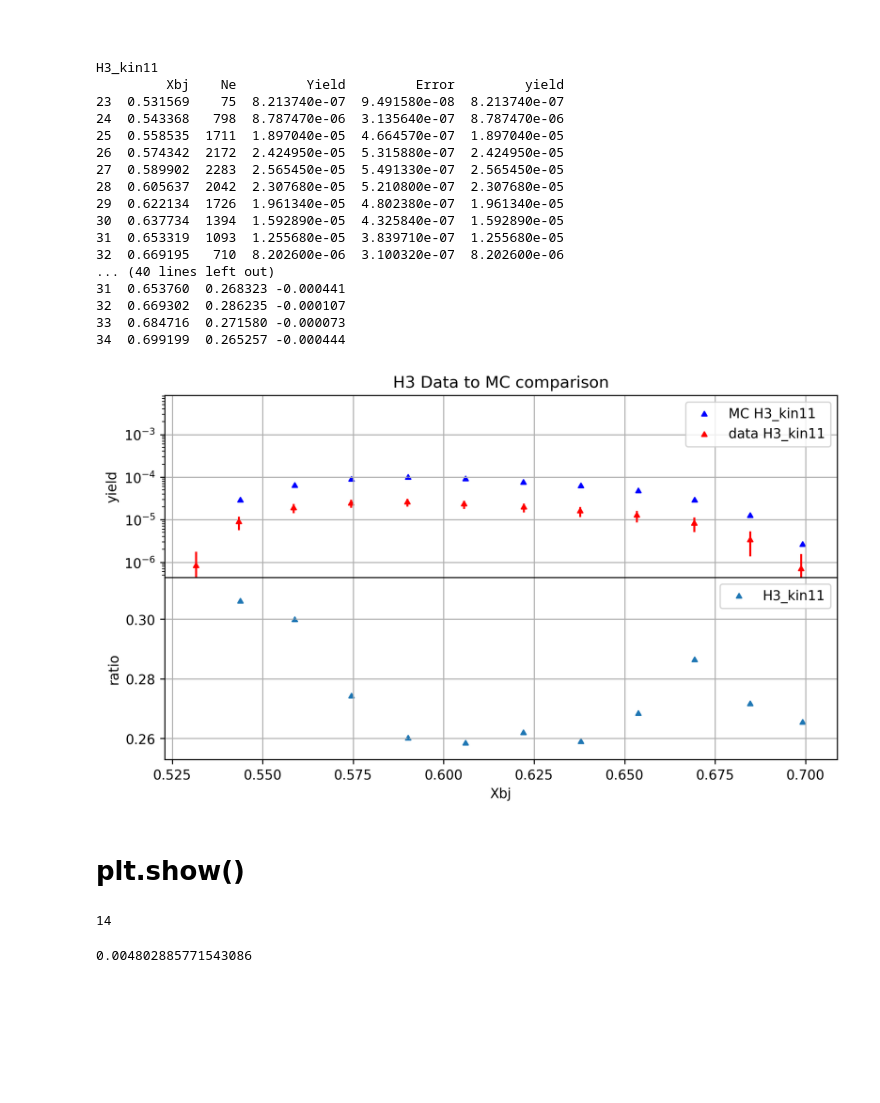
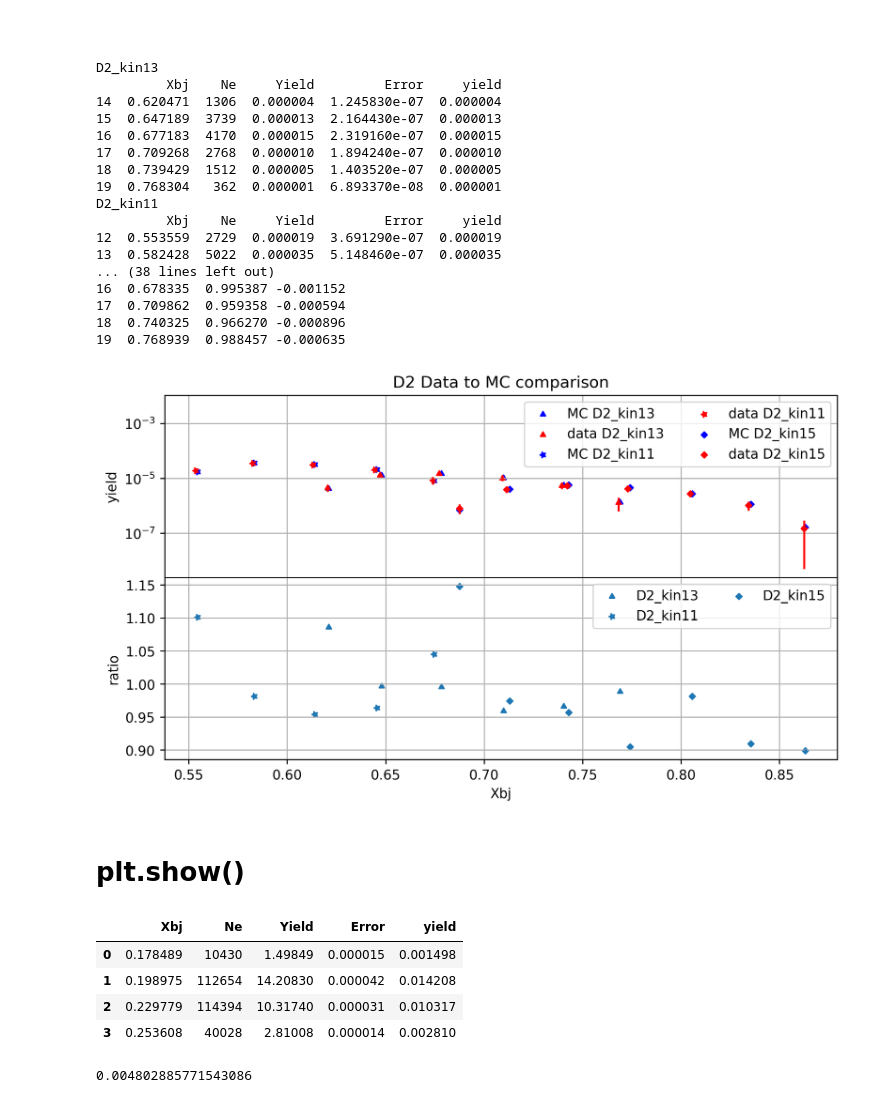
Before and after one commit to jbane11/Tri_offline, a Jupyter notebook: MC_comparison/kintgt.ipynb, the cells around one changed output. Saved outputs shown, nothing was run; the diff lists cells and outputs as text; code cells hidden in the pictures; blank space fills up the shorter version.

```diff
--- a/MC_comparison/kintgt.ipynb
+++ b/MC_comparison/kintgt.ipynb
@@ -2,6 +2,8 @@
 ###
 # %%
 # %load full_phys.py
+from IPython.core.display import display, HTML
+display(HTML("<style>.container { width:100% !important; }</style>"))
 import math
 import pandas as pd
 import matplotlib.pyplot as plt
@@ -16,8 +18,8 @@ else :
     xaxis="theta"
 
 
-tgt="H3"
-kinnum=11
+tgt="D2"
+kinnum=13
 
 #runs=[1207,1233,1279,2570,1344,2632]
 #if len(sys.argv) >1:
@@ -34,14 +36,20 @@ kinnum=11
 #            break
 #        runs.append(run)
 #print( "Will look at runs ", runs)
-mcfile='/home/jbane/tritium/Tri_offline/MC_comparison/yield_output/{}/'.format(xaxis)
-datafile='/home/jbane/tritium/Tri_offline/yield/yield_output/{}/'.format(xaxis)
+bins=25
+mcfile='/home/jbane/tritium/Tri_offline/MC_comparison/yield_output/{}bins/{}/'.format(bins,xaxis)
+datafile='/home/jbane/tritium/Tri_offline/yield/yield_output/{}bins/{}/'.format(bins,xaxis)
 kins={}
 kin={}
 
 #kins=glob.glob('{}{}*.dat'.format(mcfile,tgt))
 
-kins[0]='/home/jbane/tritium/Tri_offline/MC_comparison/yield_output/{}/{}_kin{}.dat'.format(xaxis,tgt,kinnum)
+kins[0]='/home/jbane/tritium/Tri_offline/MC_comparison/yield_output/{}bins/{}/{}_kin{}.dat'.format(bins,xaxis,tgt,kinnum)
+kins[1]='/home/jbane/tritium/Tri_offline/MC_comparison/yield_output/{}bins/{}/{}_kin{}.dat'.format(bins,xaxis,tgt,kinnum-2)
+kins[2]='/home/jbane/tritium/Tri_offline/MC_comparison/yield_output/{}bins/{}/{}_kin{}.dat'.format(bins,xaxis,tgt,kinnum+2)
+#kins[1]='/home/jbane/tritium/Tri_offline/MC_comparison/yield_output/{}bins/{}/{}_kin{}.dat'.format(bins,xaxis,tgt,kinnum+6)
+
+
 
 mcDF={}
 dataDF={}
@@ -143,59 +151,63 @@ for j in range(len(mcDF)):
         k = 0
     if(len(dataDFs[j])) == 0:
         continue
     #if j == 110:
      #   ax = mcDFs[j].plot(x='theta',y='yield',yerr=':error',kind='scatter', marker=markers[j], color='blue', label='MC run{}'.format(runs[j]))
     #else :
     mcDFs[j].plot(ax=ax,x='{}'.format(Xaxis),y='yield',yerr='Error',kind='scatter',marker=markers[j], color='blue', label='MC {}'.format(kin[j]))
 
     dataDFs[j].plot(ax=ax,x='{}'.format(Xaxis),y='yield', yerr='Stat_err',kind='scatter', marker=markers2[j], color='red', label='data {}'.format(kin[j]))
 
     #dataDFs[j].plot(ax=ax,x='theta',y='yield',yerr='Stat_err' ,marker=[1,0,0],kind='scatter', color='green' )
 
     ratios[j].plot(ax=bx,x='{}'.format(Xaxis) ,y='ratio', xerr='offset', kind='scatter', label='{}'.format(kin[j]),marker=markers2[j] )
     k=k+1
     print(j , kin[j])
 ax.set_yscale("log")
 ax.grid(True)
 bx.grid(True)
-#ax.legend(ncol=2)
-#bx.legend(ncol=2)
+ax.legend(ncol=2)
+bx.legend(ncol=2)
 
 fig.subplots_adjust(hspace=0)
 print("Data")
 print(dataDFs[0])
 print("MC")
 print(mcDFs[0])
 print("Ratio")
 print(ratios[0][['{}'.format(Xaxis),'ratio','offset']])
 
 
 fig.savefig('images/{}_kin{}.png'.format(tgt,kinnum))
 # %% [output]
-H3_kin11
-         Xbj    Ne         Yield         Error         yield
-23  0.531569    75  8.213740e-07  9.491580e-08  8.213740e-07
-24  0.543368   798  8.787470e-06  3.135640e-07  8.787470e-06
-25  0.558535  1711  1.897040e-05  4.664570e-07  1.897040e-05
-26  0.574342  2172  2.424950e-05  5.315880e-07  2.424950e-05
-27  0.589902  2283  2.565450e-05  5.491330e-07  2.565450e-05
-28  0.605637  2042  2.307680e-05  5.210800e-07  2.307680e-05
-29  0.622134  1726  1.961340e-05  4.802380e-07  1.961340e-05
-30  0.637734  1394  1.592890e-05  4.325840e-07  1.592890e-05
-31  0.653319  1093  1.255680e-05  3.839710e-07  1.255680e-05
-32  0.669195   710  8.202600e-06  3.100320e-07  8.202600e-06
-... (40 lines left out)
-31  0.653760  0.268323 -0.000441
-32  0.669302  0.286235 -0.000107
-33  0.684716  0.271580 -0.000073
-34  0.699199  0.265257 -0.000444
+D2_kin13
+         Xbj    Ne     Yield         Error     yield
+14  0.620471  1306  0.000004  1.245830e-07  0.000004
+15  0.647189  3739  0.000013  2.164430e-07  0.000013
+16  0.677183  4170  0.000015  2.319160e-07  0.000015
+17  0.709268  2768  0.000010  1.894240e-07  0.000010
+18  0.739429  1512  0.000005  1.403520e-07  0.000005
+19  0.768304   362  0.000001  6.893370e-08  0.000001
+D2_kin11
+         Xbj    Ne     Yield         Error     yield
+12  0.553559  2729  0.000019  3.691290e-07  0.000019
+13  0.582428  5022  0.000035  5.148460e-07  0.000035
+... (38 lines left out)
+16  0.678335  0.995387 -0.001152
+17  0.709862  0.959358 -0.000594
+18  0.740325  0.966270 -0.000896
+19  0.768939  0.988457 -0.000635
-[figure, old version]
+[figure, new version]
 # %% [markdown]
 # plt.show()
-# %%
-len(dataDFs[0].index)
-# %% [output]
-14
+# %%
+mcDFs[0]
+# %% [output]
+|  | Xbj | Ne | Yield | Error | yield |
+| 0 | 0.178489 | 10430 | 1.49849 | 0.000015 | 0.001498 |
+| 1 | 0.198975 | 112654 | 14.20830 | 0.000042 | 0.014208 |
+| 2 | 0.229779 | 114394 | 10.31740 | 0.000031 | 0.010317 |
+| 3 | 0.253608 | 40028 | 2.81008 | 0.000014 | 0.002810 |
 # %%
 1/0.000499 * 2.396640e-06
 # %% [output]
```
Also changed, not shown: 20 other files.
